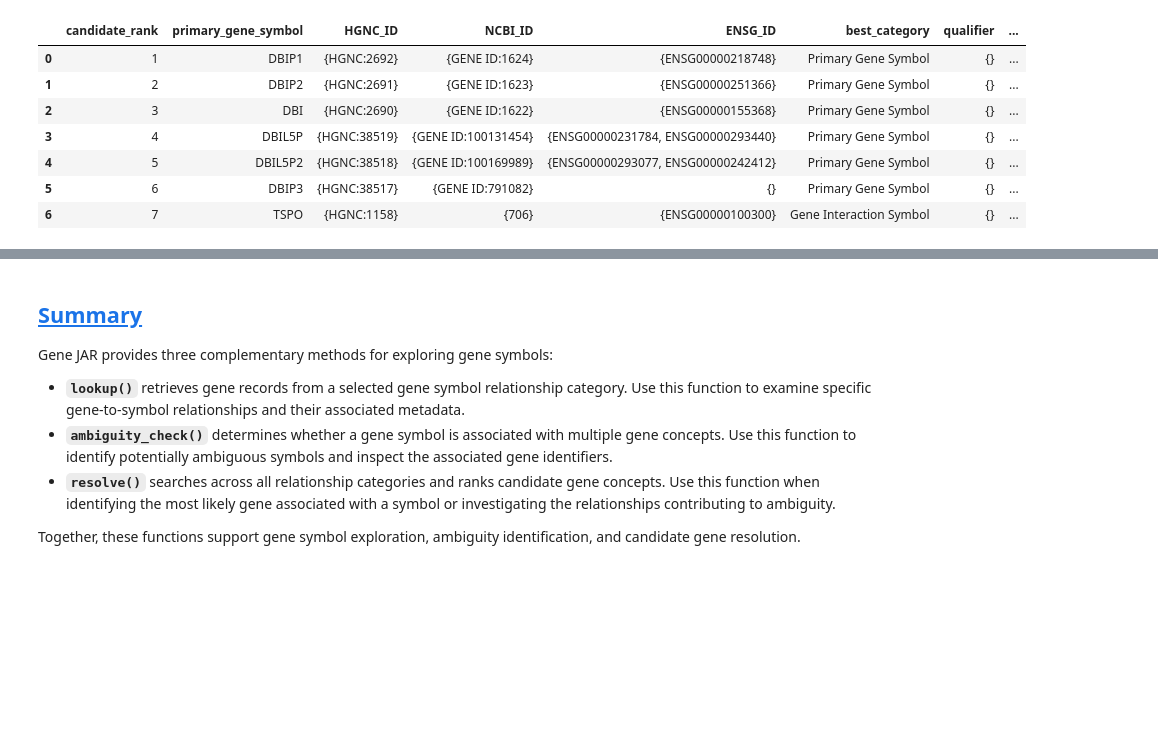
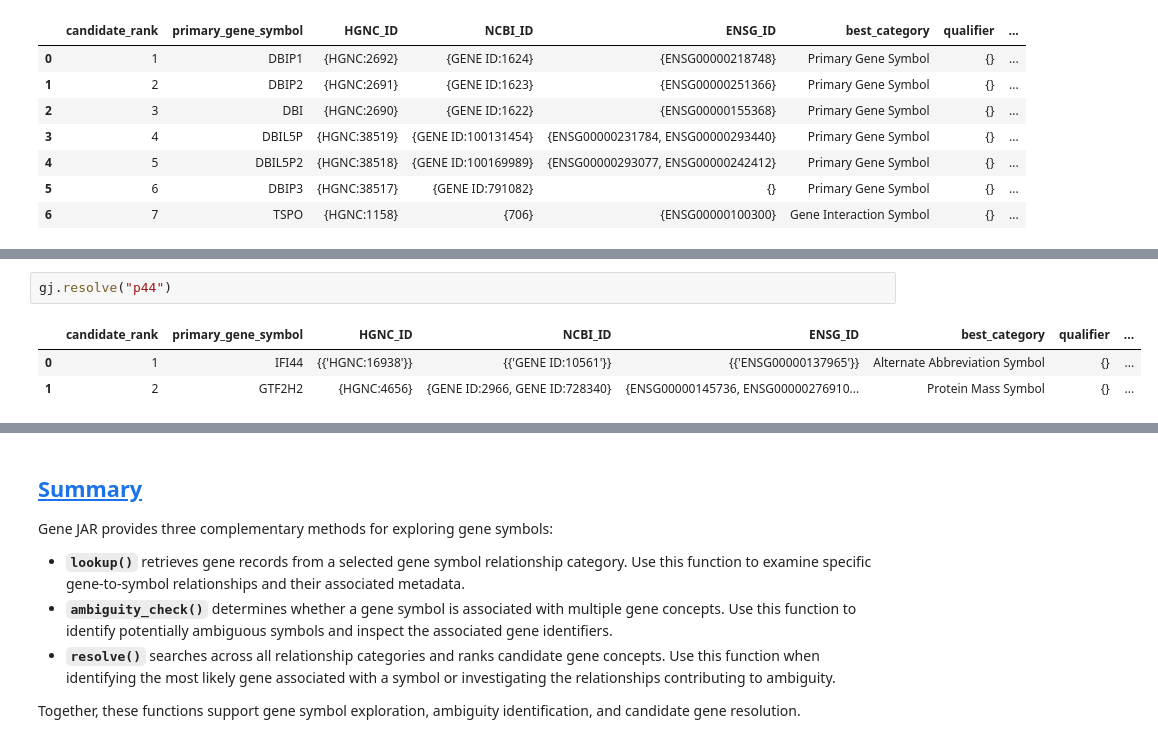
Before and after one commit to cancervariants/gene-jar, a Jupyter notebook: gene_jar_example_use.ipynb, the cells around one changed output, grey strips where cells are left out. Cells and saved outputs as stored; diff of their text form; blank space fills up the shorter version.

```diff
--- a/gene_jar_example_use.ipynb
+++ b/gene_jar_example_use.ipynb
@@ -356,0 +371,6 @@ gj.resolve(symbol="DBI", match_type=MatchType.PARTIAL)
+# %%
+gj.resolve("p44")
+# %% [output]
+|  | candidate_rank | primary_gene_symbol | HGNC_ID | NCBI_ID | ENSG_ID | best_category | qualifier | ... |
+| 0 | 1 | IFI44 | {{'HGNC:16938'}} | {{'GENE ID:10561'}} | {{'ENSG00000137965'}} | Alternate Abbreviation Symbol | {} | ... |
+| 1 | 2 | GTF2H2 | {HGNC:4656} | {GENE ID:2966, GENE ID:728340} | {ENSG00000145736, ENSG00000276910... | Protein Mass Symbol | {} | ... |
```
Also changed, not shown: parts of 14 cells of this notebook, 1 other file.
